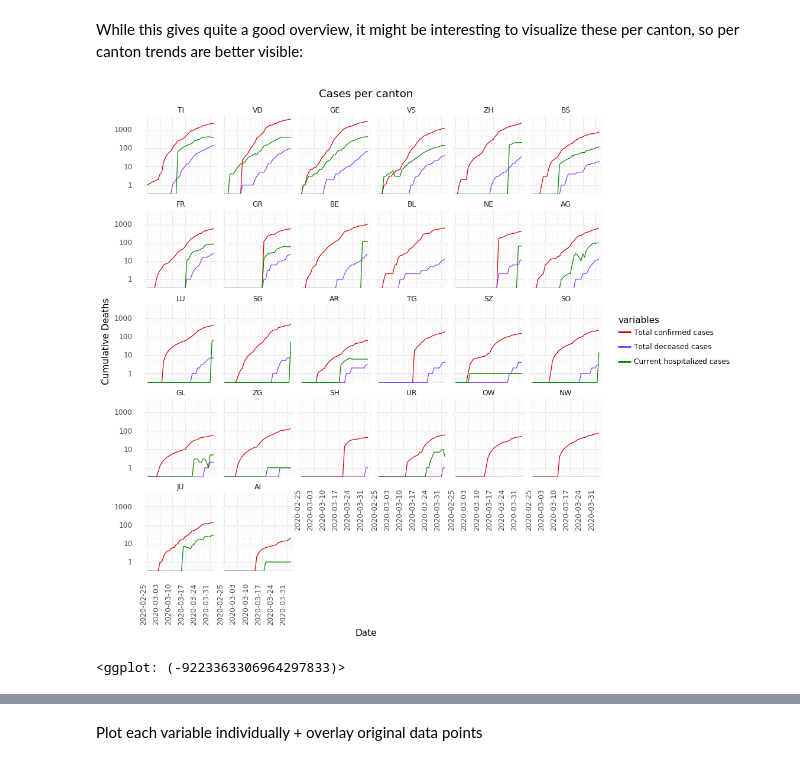
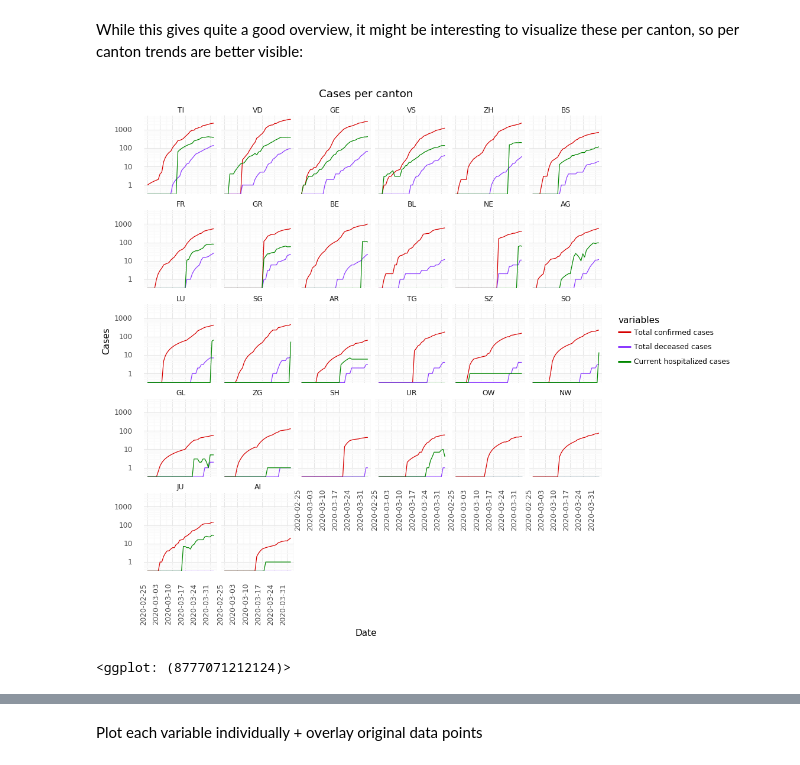
Before and after one commit to votti/covid-viz, a Jupyter notebook: data_switzerland_overview.ipynb, the cells around one changed output, grey strips where cells are left out. Drawn from its saved outputs; the diff is of its cells as text; code cells hidden in the pictures.

```diff
--- a/data_switzerland_overview.ipynb
+++ b/data_switzerland_overview.ipynb
@@ -297,36 +297,36 @@ While this gives quite a good overview, it might be interesting to visualize the
 # %%
 cur_vars = V.vars_main
 g = (dat_daily
      .melt(id_vars=[V.COL_DATE, V.COL_CANTON], value_vars=cur_vars,
            var_name=V.COL_VARIABLES,
           value_name=V.COL_VALUE)
      .assign(**{V.COL_VARIABLES:
                 lambda x: pd.Categorical(x[V.COL_VARIABLES],
                                          categories=cur_vars)
                           .rename_categories(V.vars_labels)})
          .assign(**{V.COL_CANTON: lambda x: order_cat(x[V.COL_CANTON],cat_cantons_deceased,
                                                  rev=False)})
      >>
      gg.ggplot(gg.aes(x=f'{V.COL_DATE}',
                       y=V.COL_VALUE,
                       color=V.COL_VARIABLES))
      + gg.facet_wrap(f'{V.COL_CANTON}')
      + gg.geom_line(stat='identity')
      + gg.scale_color_manual(colorcet.glasbey)
      + gg.scale_x_datetime(date_breaks='1 week')
      + gg.scale_y_log10()
      + gg.xlab('Date')
-     + gg.ylab('Cumulative Deaths')
+     + gg.ylab('Cases')
      + gg.ggtitle('Cases per canton')
      + gg.theme_minimal()
      + gg.theme(axis_text_x = gg.element_text(angle = 90, hjust = 1),
                figure_size=(10,10))
 
 )
 g
 # %% [output]
-[figure, old version]
+[figure, new version]
-<ggplot: (-9223363306964297833)>
+<ggplot: (8777071212124)>
 # %%
 # also once with linear scale
 g + gg.scale_y_continuous()
```
Also changed, not shown: parts of 7 cells of this notebook, 1 other file.
